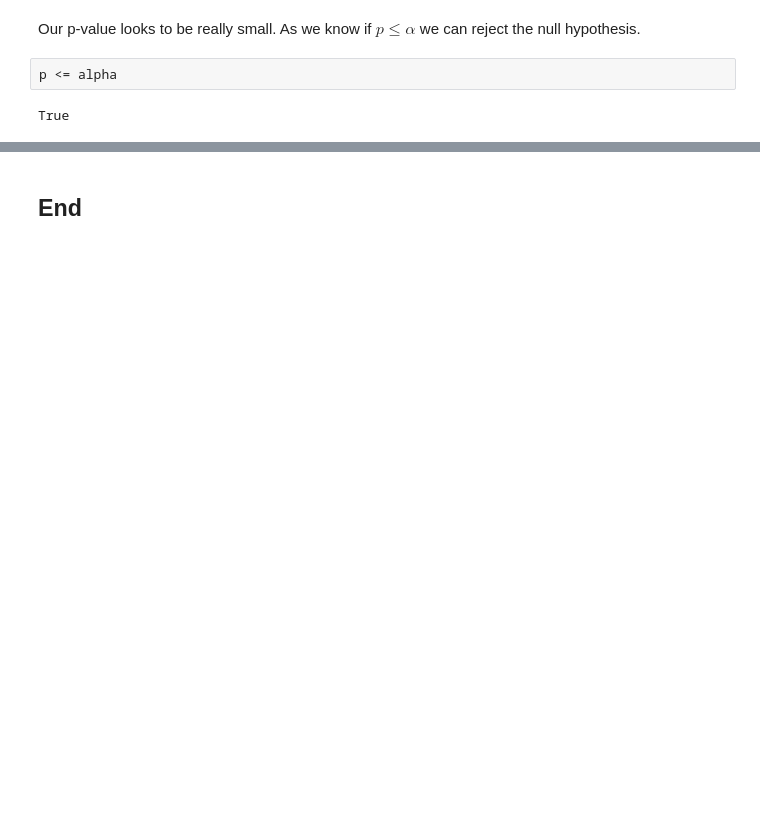
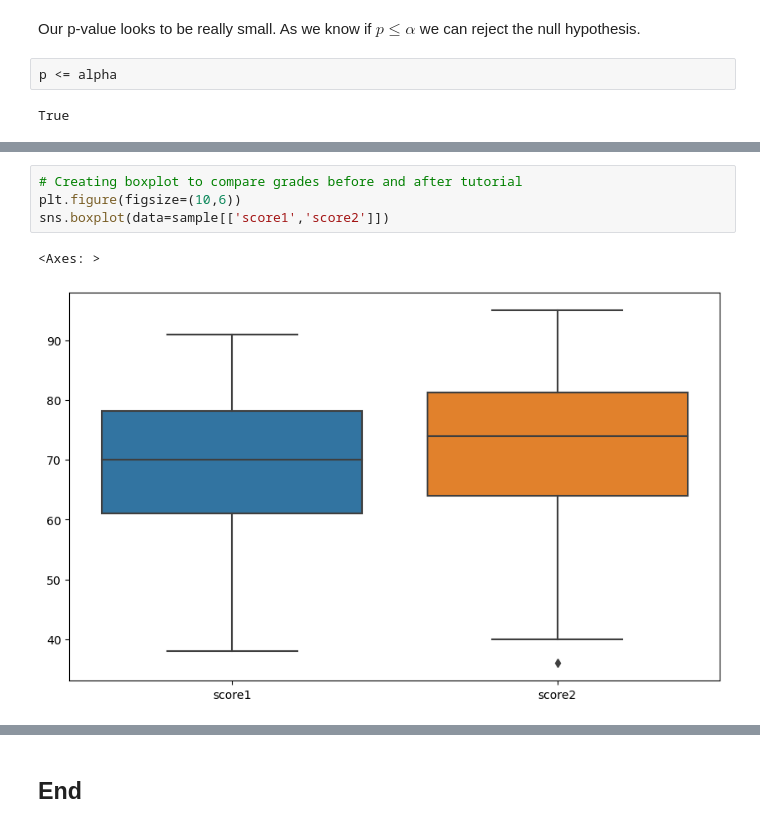
Before and after one commit to angelinka/machine_learning_assessment, a Jupyter notebook: ttest.ipynb, the cells around one changed output, grey strips where cells are left out. Drawn from its saved outputs; the diff is of its cells as text; blank space fills up the shorter version.

```diff
--- a/ttest.ipynb
+++ b/ttest.ipynb
@@ -474,0 +509,7 @@ The p-value is less than the specified significance level of 0.05 which means we
+# %%
+# Creating boxplot to compare grades before and after tutorial
+plt.figure(figsize=(10,6))
+sns.boxplot(data=sample[['score1','score2']])
+# %% [output]
+<Axes: >
+[figure, added]
```
Also changed, not shown: parts of 26 cells of this notebook.
